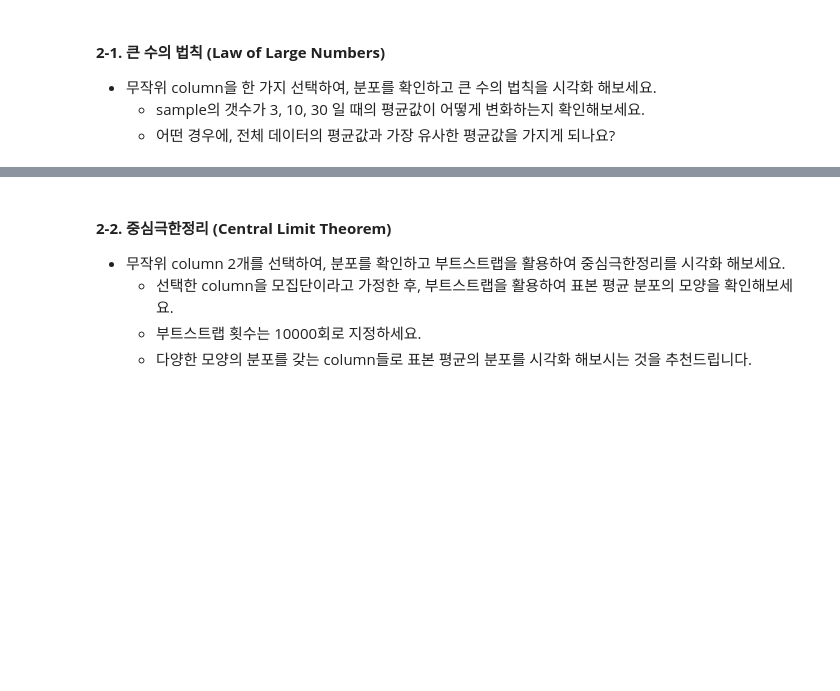
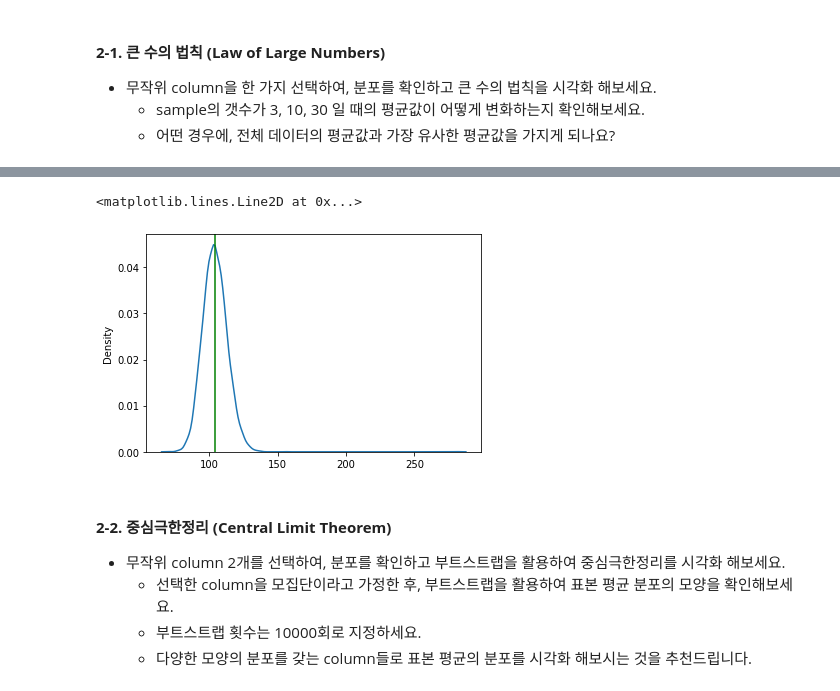
Before and after one commit to Ryu4824/code-states, a Jupyter notebook: Sprint2_Mini_Project_(1조).ipynb, the cells around one changed output, grey strips where cells are left out. Drawn from its saved outputs; the diff is of its cells as text; code cells hidden in the pictures; blank space fills up the shorter version.

```diff
--- a/Sprint2_Mini_Project_(1조).ipynb
+++ b/Sprint2_Mini_Project_(1조).ipynb
@@ -267,0 +255,18 @@ hotel
+# %%
+hotel_adr = hotel['adr']
+
+np.random.seed(38)
+
+s1 = []
+s2 = []
+s3 = []
+
+for i in range(len(hotel_adr)):
+    sample = np.random.choice(hotel_adr, size=3, replace=True)
+    s1.append(sample.mean())
+
+    sample2 = np.random.choice(hotel_adr, size=10, replace=True)
+    s2.append(sample2.mean())
+
+    sample3 = np.random.choice(hotel_adr, size=30, replace=True)
+    s3.append(sample3.mean())
@@ -268,3 +296,18 @@ hotel
+# %%
+hotel_adr = hotel['adr']
+random.seed(10)
+a = []
+for _ in range(10000):
+    sample = np.random.choice(hotel_adr, 30, replace=True)
+    a.append(sample.mean())
+
+lower, upper = round(np.percentile(a, 2.5),5), round(np.percentile(a, 97.5),5)
+
+sns.kdeplot(a);
+plt.axvline(np.mean(a), c='green', label='Mean')
+# %% [output]
+<matplotlib.lines.Line2D at 0x...>
+[figure, added]
 # %% [markdown]
 #### **2-2. 중심극한정리 (Central Limit Theorem)**
 - 무작위 column 2개를 선택하여, 분포를 확인하고 부트스트랩을 활용하여 중심극한정리를 시각화 해보세요.
```
Also changed, not shown: parts of 17 cells of this notebook.
